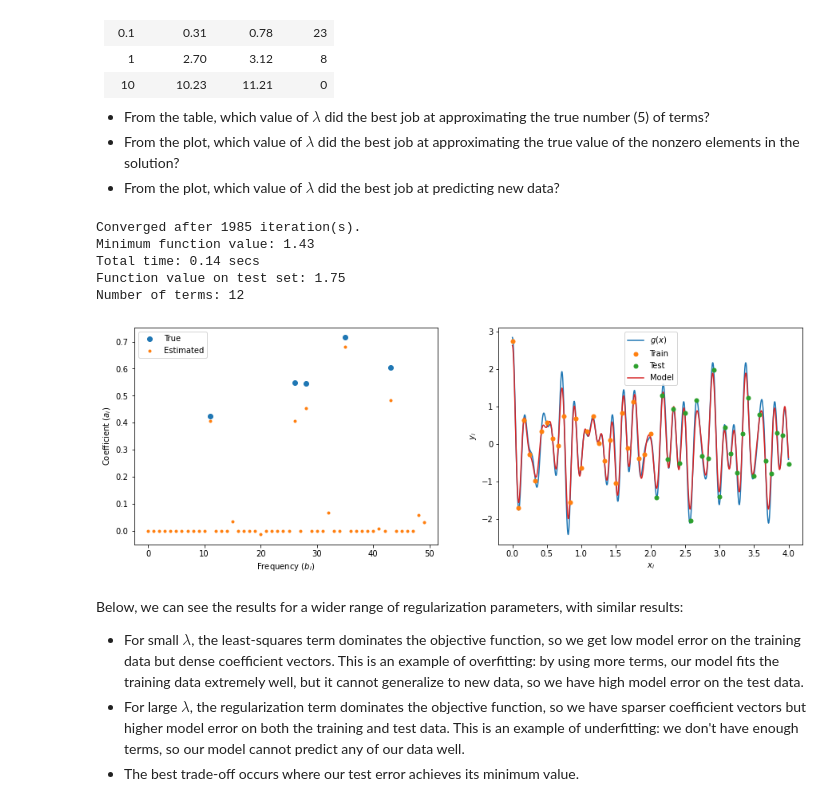
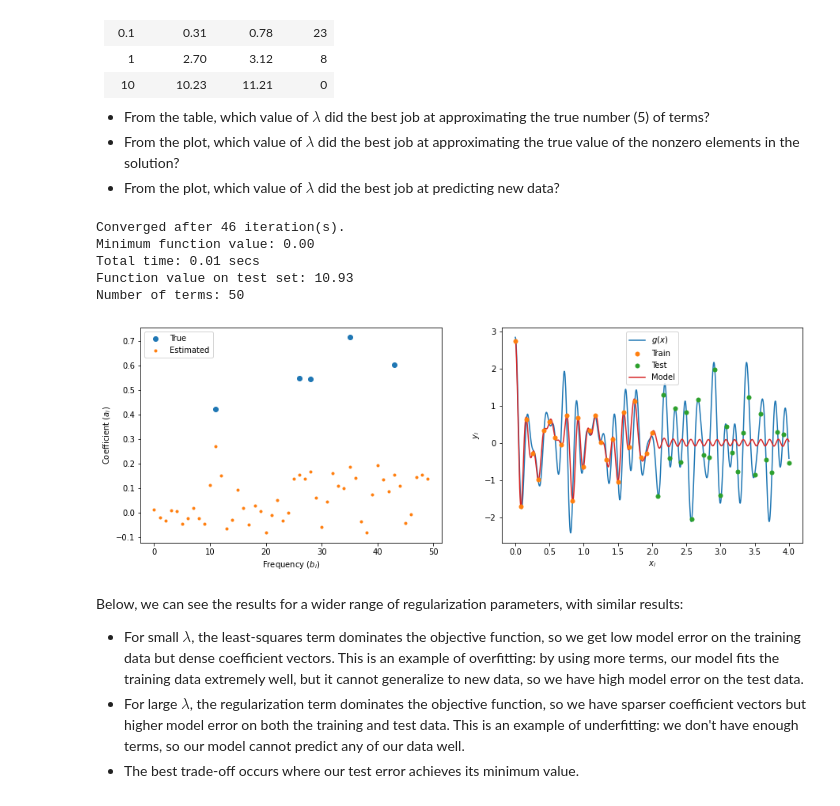
Before and after one commit to UW-AMO/neurohackademy, a Jupyter notebook: notebooks/Part2-LinearRegression.ipynb, the cells around one changed output. Drawn from its saved outputs; the diff is of its cells as text; code cells hidden in the pictures.

```diff
--- a/notebooks/Part2-LinearRegression.ipynb
+++ b/notebooks/Part2-LinearRegression.ipynb
@@ -243,19 +243,19 @@ $\lambda$ | $f(x_{train})$ | $f(x_{test})$ | # terms
 * From the plot, which value of $\lambda$ did the best job at approximating the true value of the nonzero elements in the solution?
 * From the plot, which value of $\lambda$ did the best job at predicting new data?
 # %%
-lam = 0.5 # modify this parameter
+lam = 0 # modify this parameter
 results = utils.prox_descent(D, y_train, lam=lam)
 f_test = np.linalg.norm(utils.g(x_test, results[0]) - y_test)**2/2 + lam*np.linalg.norm(results[0], 1)
 print(f'Function value on test set: {f_test:.2f}')
 print(f'Number of terms: {np.count_nonzero(results[0])}')
 utils.plot_pgd2(a, b, x_train, y_train, x_test, y_test, results)
 # %% [output]
-Converged after 1985 iteration(s).
-Minimum function value: 1.43
-Total time: 0.14 secs
-Function value on test set: 1.75
-Number of terms: 12
+Converged after 46 iteration(s).
+Minimum function value: 0.00
+Total time: 0.01 secs
+Function value on test set: 10.93
+Number of terms: 50
-[figure, old version]
+[figure, new version]
 # %% [markdown]
 Below, we can see the results for a wider range of regularization parameters, with similar results:
 * For small $\lambda$, the least-squares term dominates the objective function, so we get low model error on the training data but dense coefficient vectors. This is an example of overfitting: by using more terms, our model fits the training data extremely well, but it cannot generalize to new data, so we have high model error on the test data.
```
Also changed, not shown: parts of 1 cell of this notebook.
